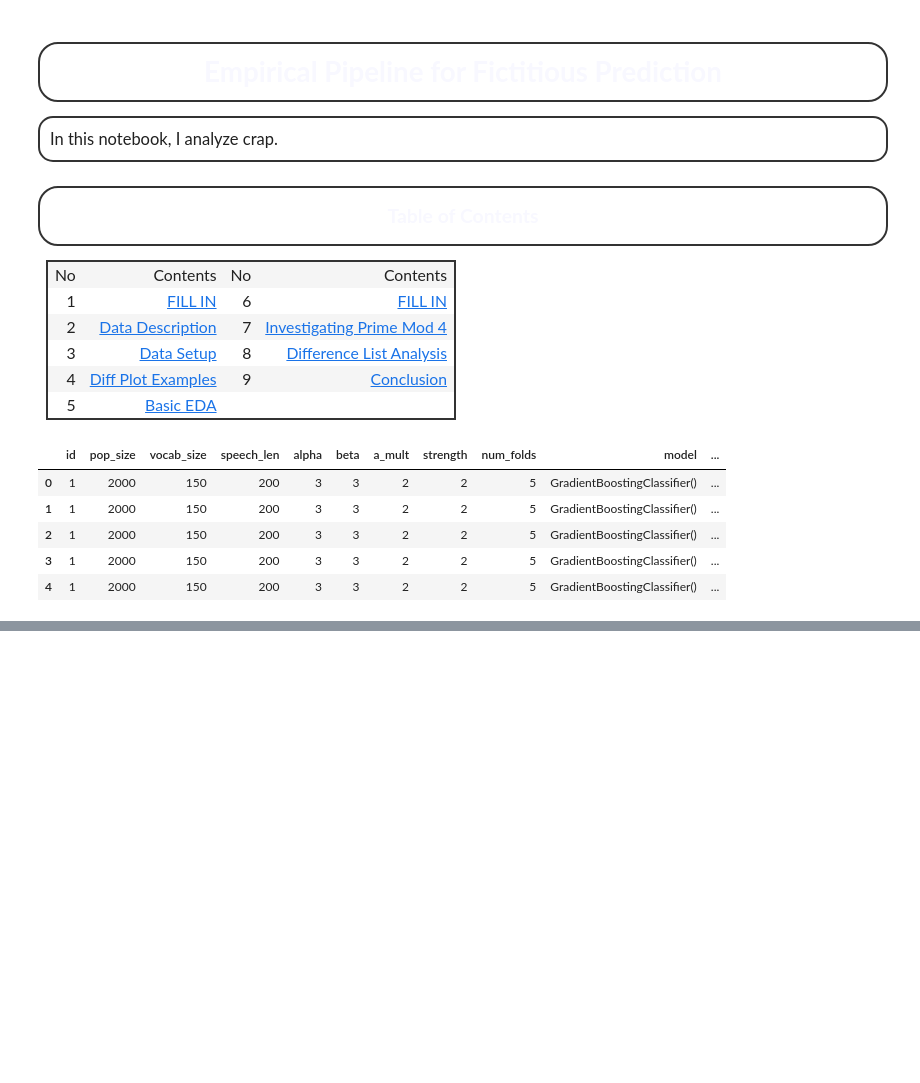
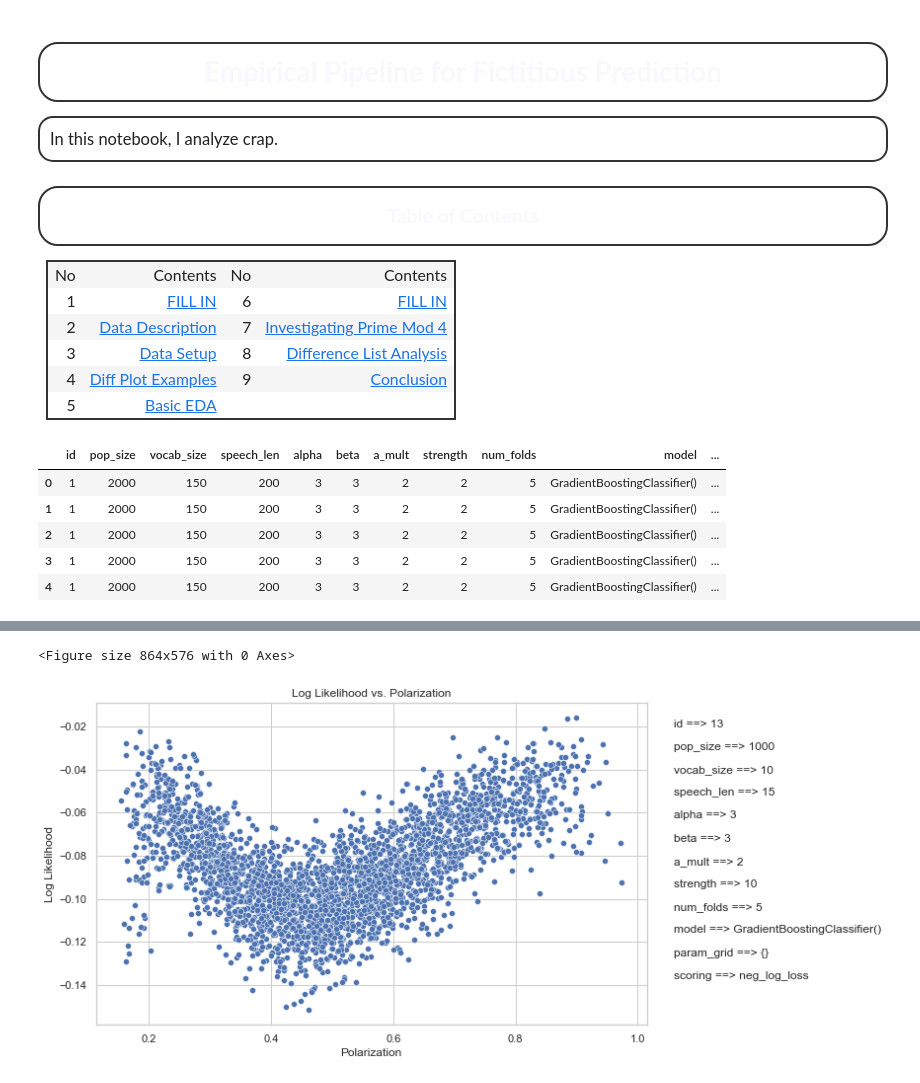
Before and after one commit to jcheigh/fictitious-prediction, a Jupyter notebook: src/analysis.ipynb, the cells around one changed output, grey strips where cells are left out. Drawn from its saved outputs; the diff is of its cells as text; code cells hidden in the pictures; blank space fills up the shorter version.

```diff
--- a/src/analysis.ipynb
+++ b/src/analysis.ipynb
@@ -124,0 +131,6 @@ plot(df, savefig=True, plot_desc='first working example')
+# %%
+data = df[df['id'] == 13]
+plot(data)
+# %% [output]
+<Figure size 864x576 with 0 Axes>
+[figure, added]
```
Also changed, not shown: parts of 15 cells of this notebook, 2 other files.
